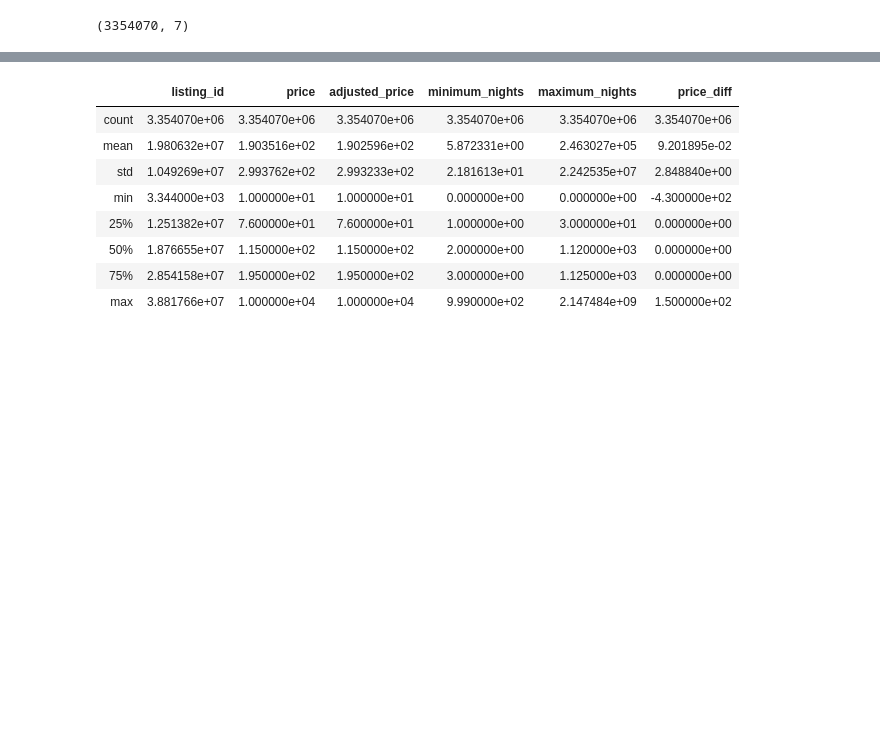
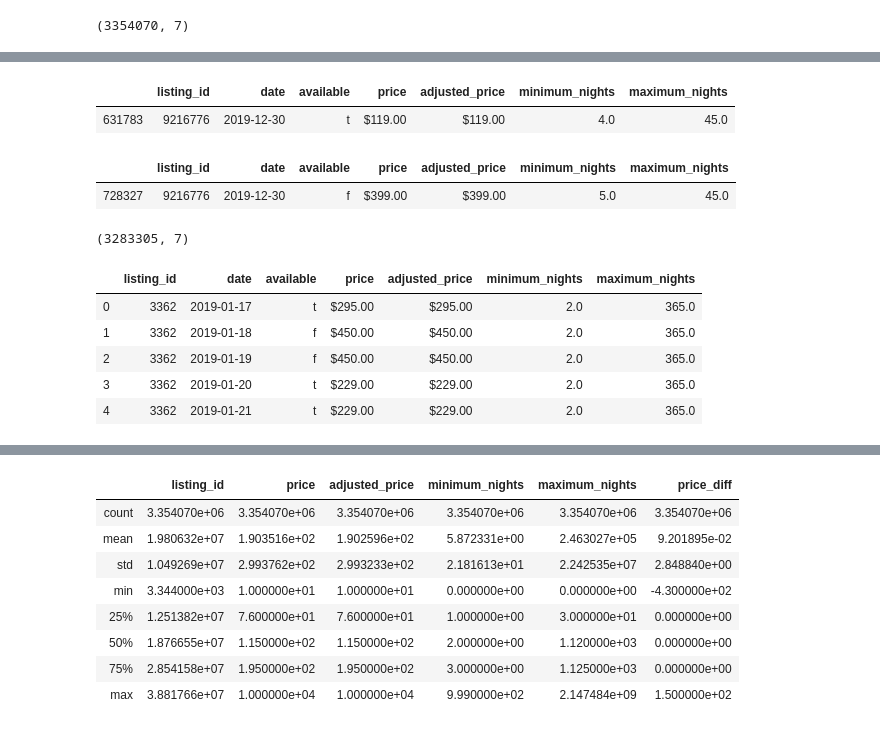
Before and after one commit to k10jo01/airbnb, a Jupyter notebook: code/02.2-eda-calendar.ipynb, the cells around one changed output, grey strips where cells are left out. Drawn from its saved outputs; the diff is of its cells as text; code cells hidden in the pictures; blank space fills up the shorter version.

```diff
--- a/code/02.2-eda-calendar.ipynb
+++ b/code/02.2-eda-calendar.ipynb
@@ -19,0 +92,26 @@ calendar.head()
+# %%
+calendar_9_19[(calendar_9_19['date'] == '2019-12-30') & (calendar_9_19['listing_id'] == 9216776)]
+# %% [output]
+|  | listing_id | date | available | price | adjusted_price | minimum_nights | maximum_nights |
+| 631783 | 9216776 | 2019-12-30 | t | $119.00 | $119.00 | 4.0 | 45.0 |
+# %%
+calendar_1_19[(calendar_1_19['date'] == '2019-12-30') & (calendar_1_19['listing_id'] == 9216776)]
+# %% [output]
+|  | listing_id | date | available | price | adjusted_price | minimum_nights | maximum_nights |
+| 728327 | 9216776 | 2019-12-30 | f | $399.00 | $399.00 | 5.0 | 45.0 |
+# %%
+# Read in calendar data
+calendar_1_19 = pd.read_csv('/Users/jessieowens2/Desktop/general_assembly/airbnb_data/calendar_1_19.csv')
+# Look at shape of calendar data
+calendar_1_19.shape
+# %% [output]
+(3283305, 7)
+# %%
+calendar_1_19.head()
+# %% [output]
+|  | listing_id | date | available | price | adjusted_price | minimum_nights | maximum_nights |
+| 0 | 3362 | 2019-01-17 | t | $295.00 | $295.00 | 2.0 | 365.0 |
+| 1 | 3362 | 2019-01-18 | f | $450.00 | $450.00 | 2.0 | 365.0 |
+| 2 | 3362 | 2019-01-19 | f | $450.00 | $450.00 | 2.0 | 365.0 |
+| 3 | 3362 | 2019-01-20 | t | $229.00 | $229.00 | 2.0 | 365.0 |
+| 4 | 3362 | 2019-01-21 | t | $229.00 | $229.00 | 2.0 | 365.0 |
```
Also changed, not shown: parts of 27 cells of this notebook, 3 other files.
